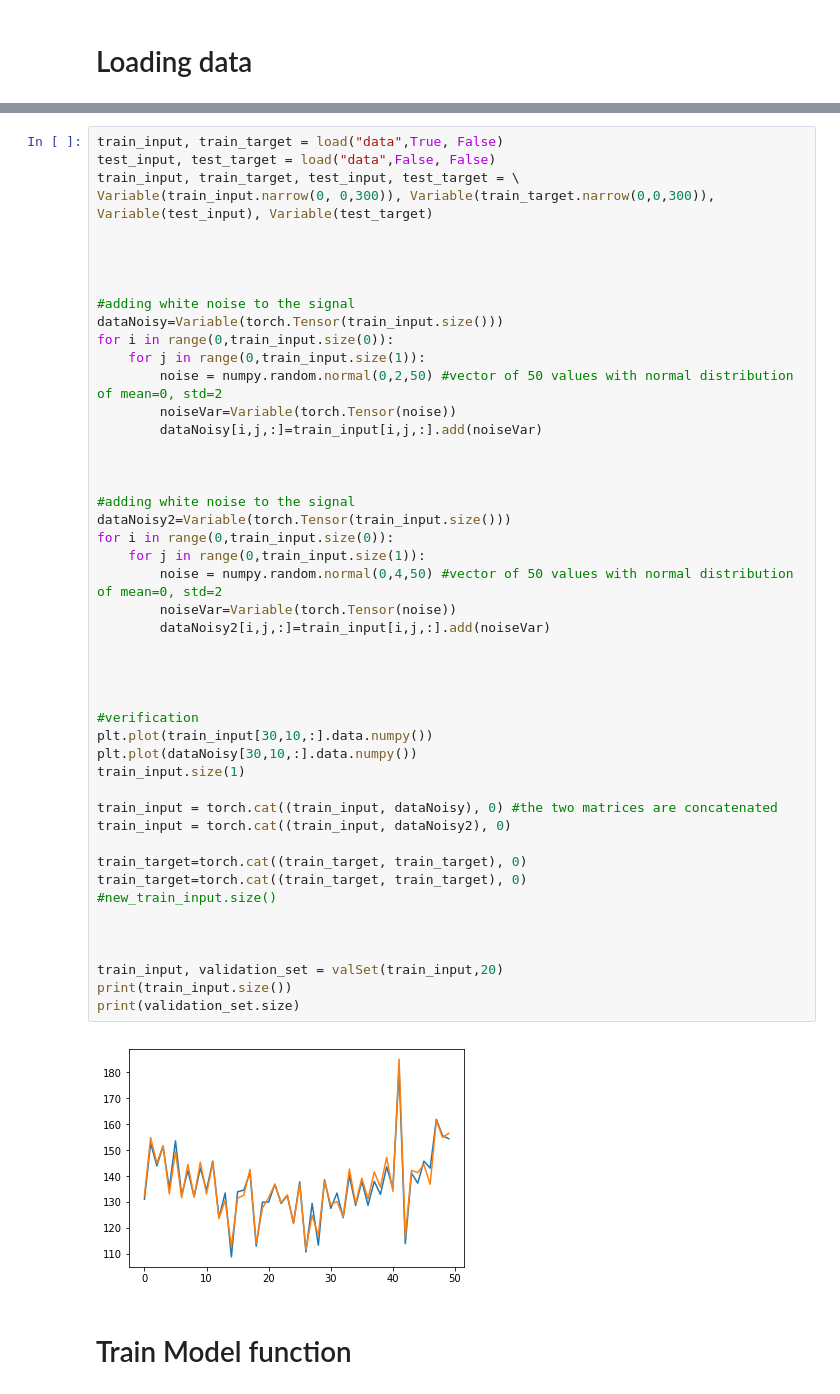
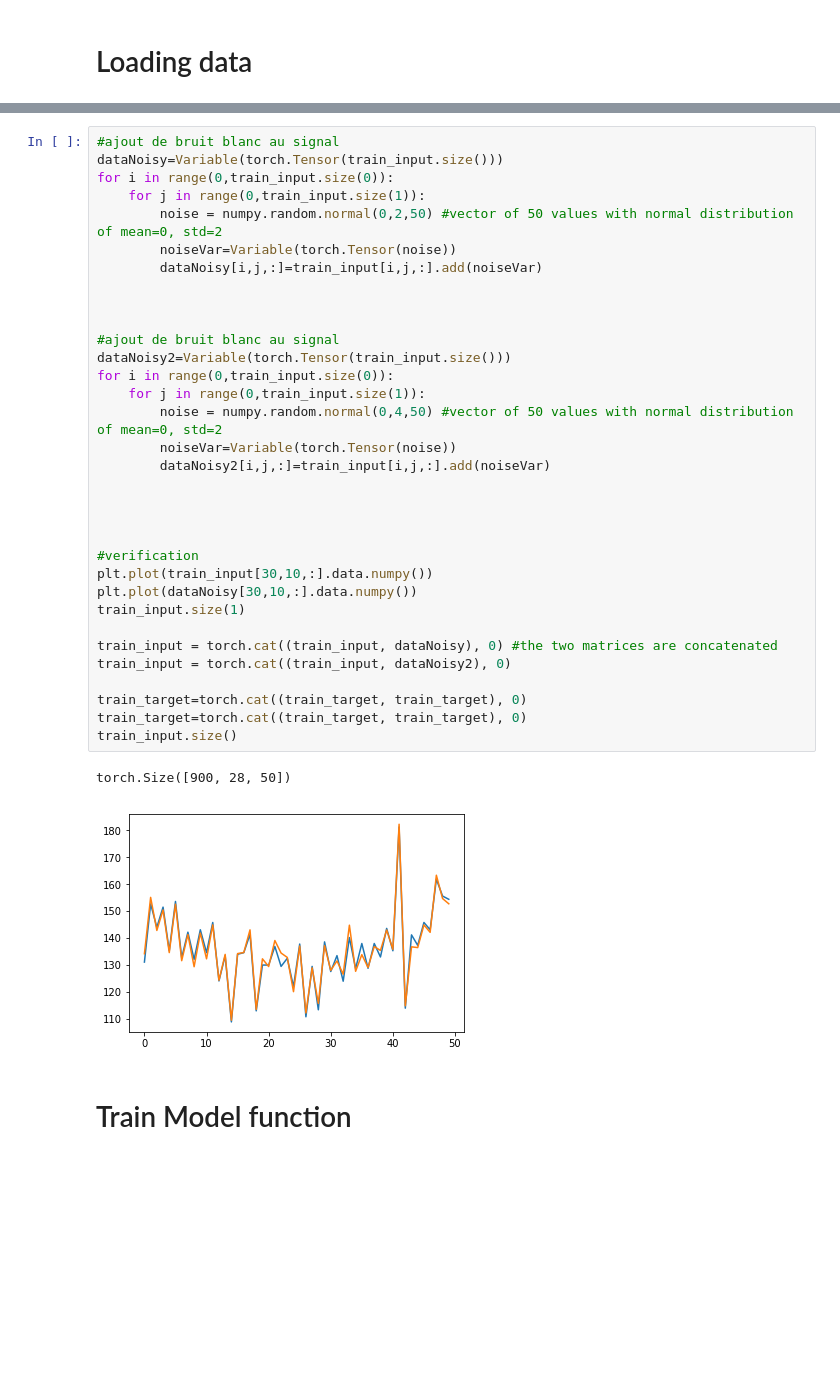
Before and after one commit to vndk36/DLC_mini_project_1, a Jupyter notebook: MiniProject1_DLC.ipynb, the cells around one changed output, grey strips where cells are left out. Cells and saved outputs as stored; diff of their text form; blank space fills up the shorter version.

```diff
--- a/MiniProject1_DLC.ipynb
+++ b/MiniProject1_DLC.ipynb
@@ -133,52 +118,39 @@ def valSet(train_input,percentageVal):
 # %%
-train_input, train_target = load("data",True, False)
-test_input, test_target = load("data",False, False)
-train_input, train_target, test_input, test_target = \
-Variable(train_input.narrow(0, 0,300)), Variable(train_target.narrow(0,0,300)), Variable(test_input), Variable(test_target)
-
-
-
-
-#adding white noise to the signal
+#ajout de bruit blanc au signal
 dataNoisy=Variable(torch.Tensor(train_input.size()))
 for i in range(0,train_input.size(0)):
     for j in range(0,train_input.size(1)):
         noise = numpy.random.normal(0,2,50) #vector of 50 values with normal distribution of mean=0, std=2
         noiseVar=Variable(torch.Tensor(noise))
         dataNoisy[i,j,:]=train_input[i,j,:].add(noiseVar)
 
 
 
-#adding white noise to the signal
+#ajout de bruit blanc au signal
 dataNoisy2=Variable(torch.Tensor(train_input.size()))
 for i in range(0,train_input.size(0)):
     for j in range(0,train_input.size(1)):
         noise = numpy.random.normal(0,4,50) #vector of 50 values with normal distribution of mean=0, std=2
         noiseVar=Variable(torch.Tensor(noise))
         dataNoisy2[i,j,:]=train_input[i,j,:].add(noiseVar)
 
 
 
 
 #verification
 plt.plot(train_input[30,10,:].data.numpy())
 plt.plot(dataNoisy[30,10,:].data.numpy())
 train_input.size(1)
 
 train_input = torch.cat((train_input, dataNoisy), 0) #the two matrices are concatenated
 train_input = torch.cat((train_input, dataNoisy2), 0)
 
 train_target=torch.cat((train_target, train_target), 0)
 train_target=torch.cat((train_target, train_target), 0)
-#new_train_input.size()
-
-
-
-train_input, validation_set = valSet(train_input,20)
-print(train_input.size())
-print(validation_set.size)
+train_input.size()
 # %% [output]
+torch.Size([900, 28, 50])
-[figure, old version]
+[figure, new version]
 # %% [markdown]
 # Train Model function
 # %%
```
Also changed, not shown: parts of 14 cells of this notebook.
